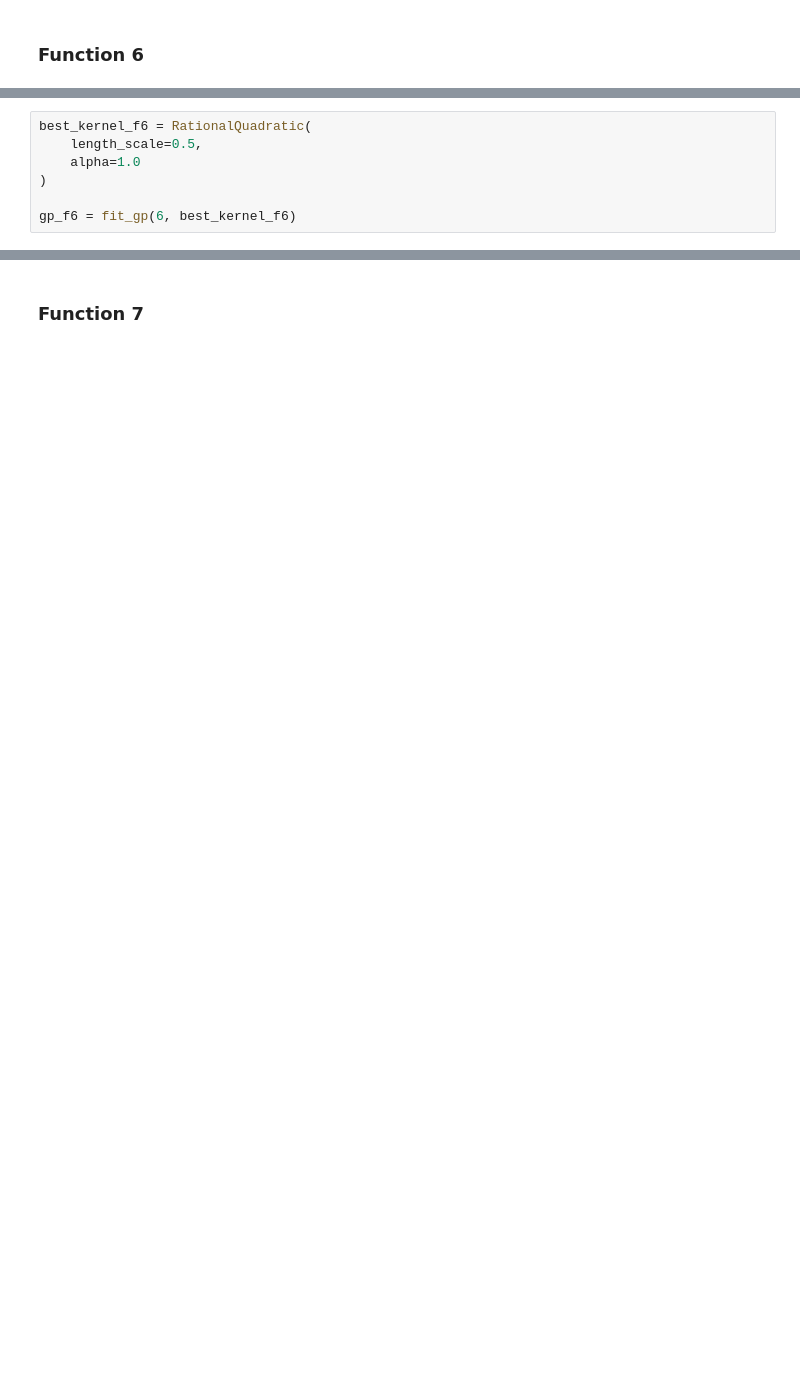
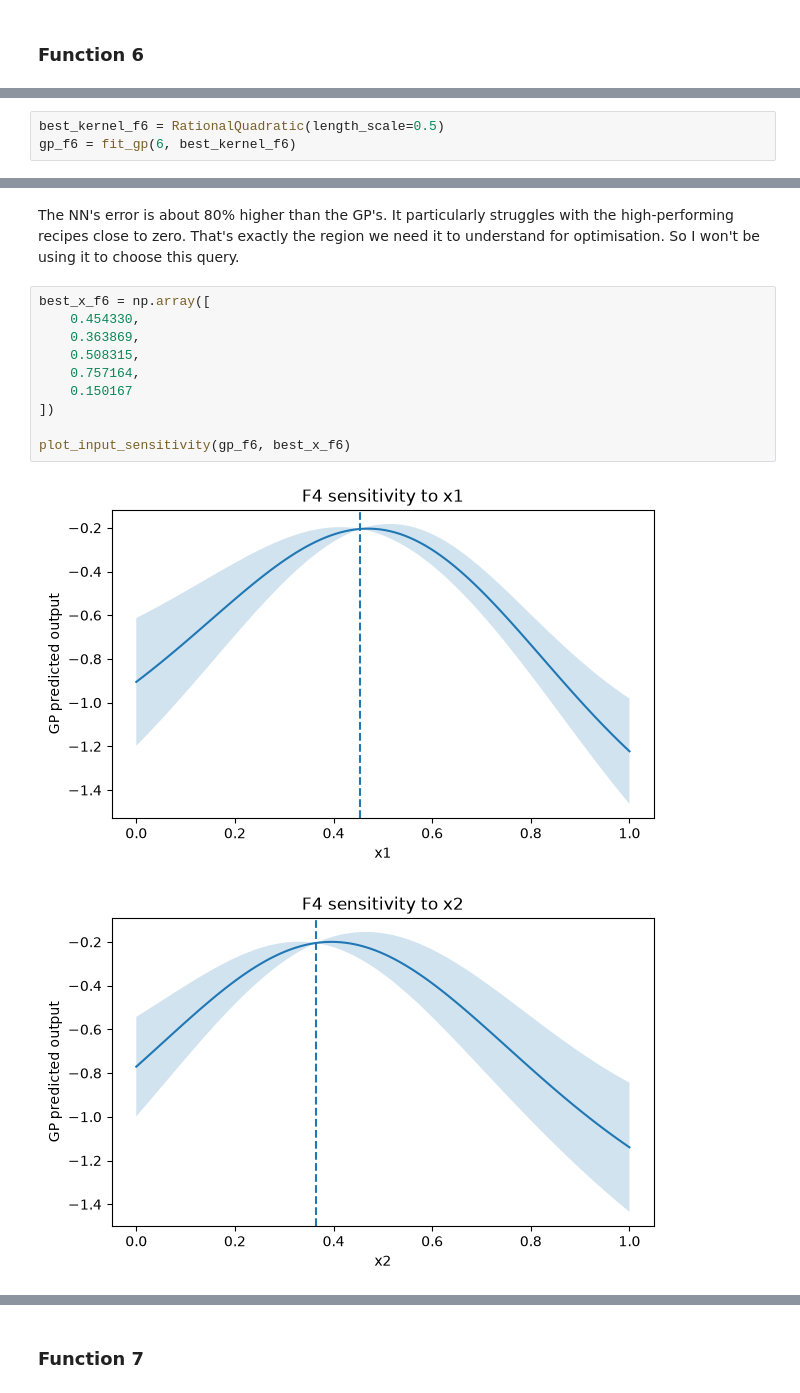
Before and after one commit to mkamar17/bbocapstone, a Jupyter notebook: project/stage-two/round_5/round_5_analysis.ipynb, the cells around one changed output, grey strips where cells are left out. Drawn from its saved outputs; the diff is of its cells as text; blank space fills up the shorter version.

```diff
--- a/project/stage-two/round_5/round_5_analysis.ipynb
+++ b/project/stage-two/round_5/round_5_analysis.ipynb
@@ -838,7 +1025,3 @@ Best:   X=[0.45433  0.363869 0.508315 0.757164 0.150167], y=-0.2049823948689158
 # %%
-best_kernel_f6 = RationalQuadratic(
-    length_scale=0.5,
-    alpha=1.0
-)
-
+best_kernel_f6 = RationalQuadratic(length_scale=0.5)
 gp_f6 = fit_gp(6, best_kernel_f6)
@@ -844,0 +1055,15 @@ gp_f6 = fit_gp(6, best_kernel_f6)
+# %% [markdown]
+The NN's error is about 80% higher than the GP's. It particularly struggles with the high-performing recipes close to zero. That's exactly the region we need it to understand for optimisation. So I won't be using it to choose this query.
+# %%
+best_x_f6 = np.array([
+    0.454330,
+    0.363869,
+    0.508315,
+    0.757164,
+    0.150167
+])
+
+plot_input_sensitivity(gp_f6, best_x_f6)
+# %% [output]
+[figure, added]
+[figure, added]
```
Also changed, not shown: parts of 49 cells of this notebook.
